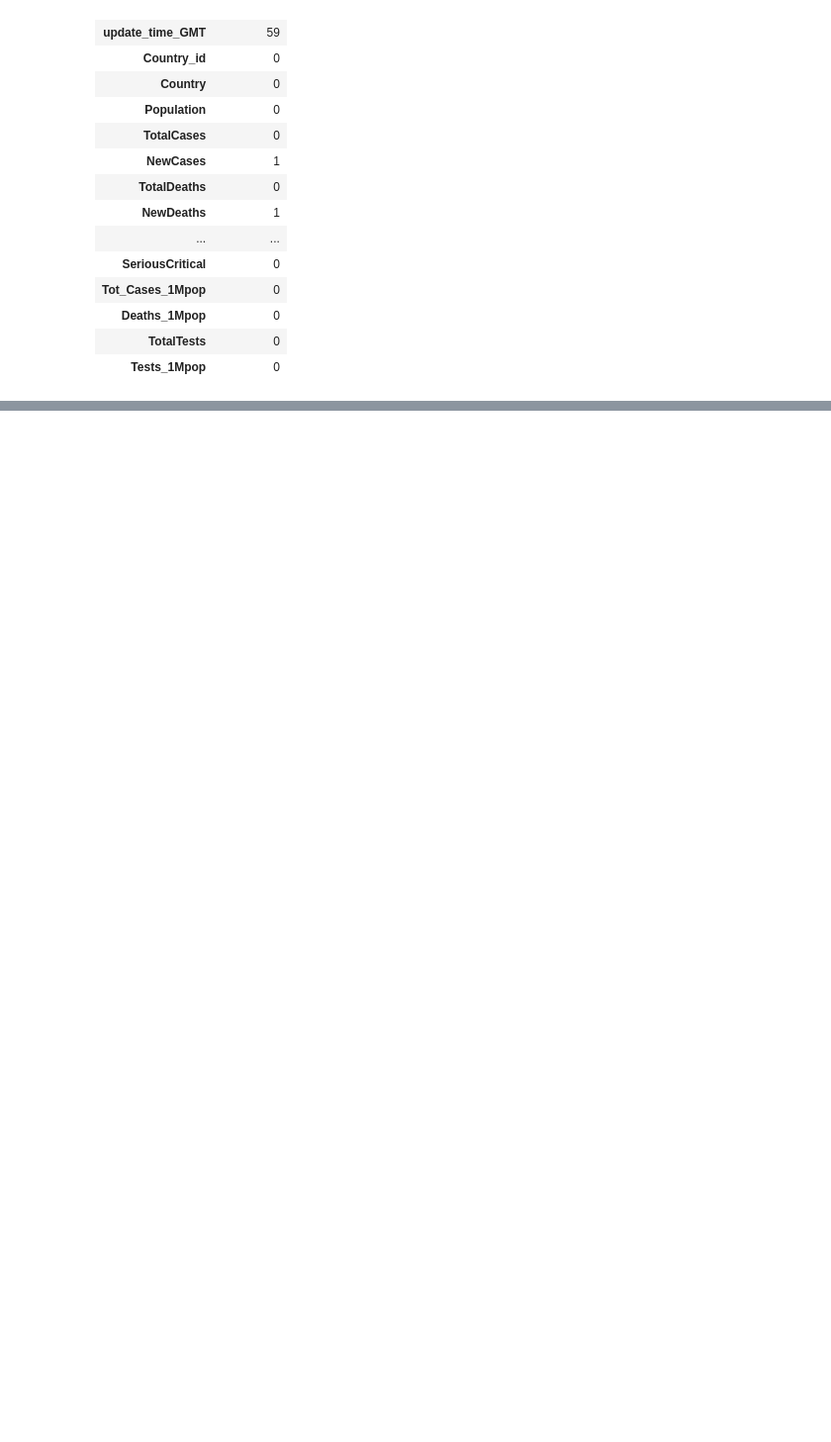
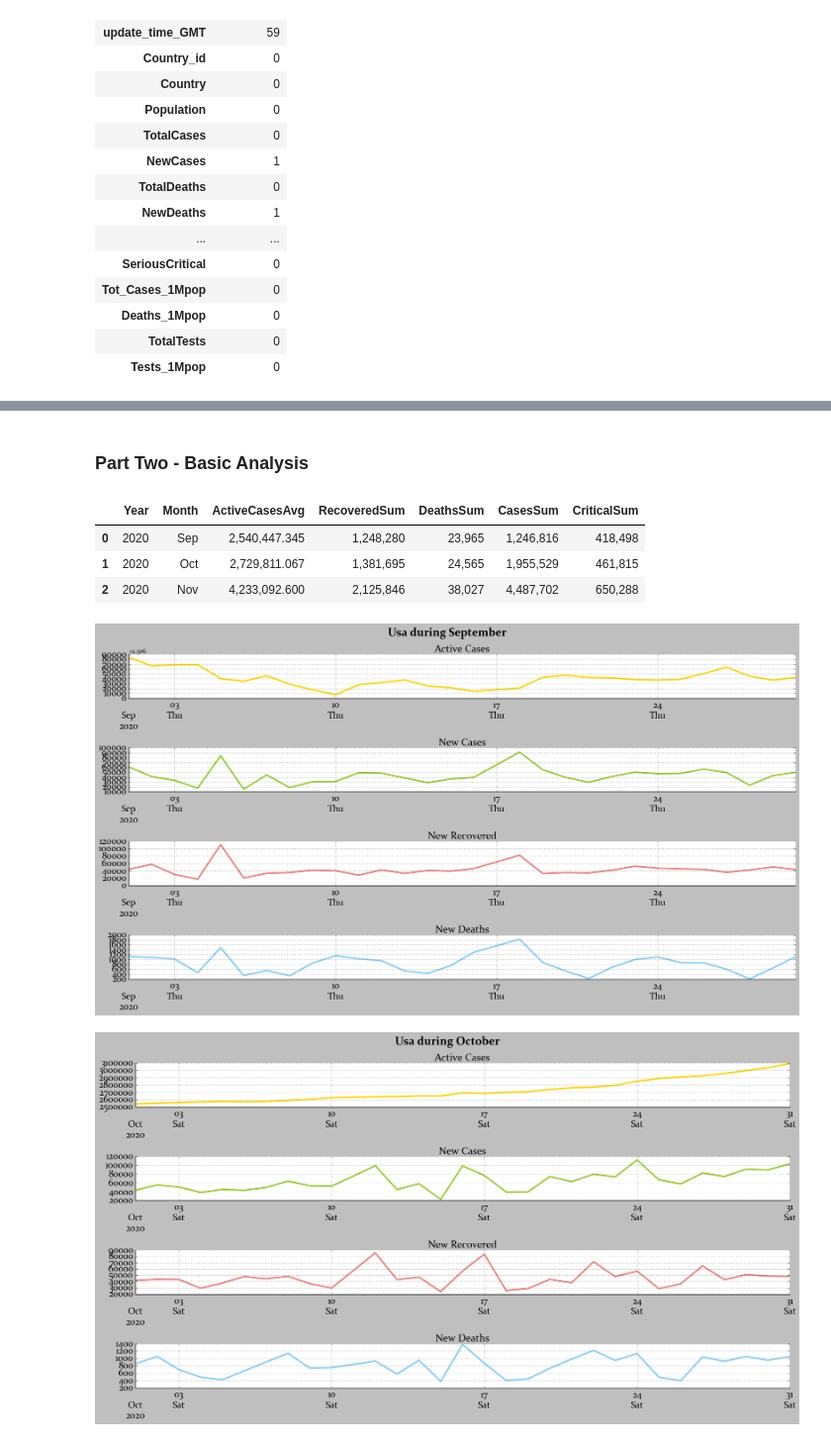
Before and after one commit to BimiLevi/Covid19, a Jupyter notebook: analysis/country_analysis.ipynb, the cells around one changed output, grey strips where cells are left out. Shown at 99% size. Saved outputs shown, nothing was run; the diff lists cells and outputs as text; code cells hidden in the pictures; blank space fills up the shorter version.

```diff
--- a/analysis/country_analysis.ipynb
+++ b/analysis/country_analysis.ipynb
@@ -78,9 +75,3 @@ Number of null values are:
 | Deaths_1Mpop | 0 |
 | TotalTests | 0 |
 | Tests_1Mpop | 0 |
-# %%
-print("Part 2: Basic exploring")
-print("Q1.Find the date of the day with the highest New Cases.")
-date = df[df['NewCases'] == df['NewCases'].max()]['scrap_date'].dt.date
-print('Answer:')
-pd.DataFrame(date)
@@ -195,0 +100,18 @@ fig.show()
+# %% [markdown]
+### Part Two - Basic Analysis
+# %%
+months_info = country.three_months_info()
+months_info
+# %% [output]
+|  | Year | Month | ActiveCasesAvg | RecoveredSum | DeathsSum | CasesSum | CriticalSum |
+| 0 | 2020 | Sep | 2,540,447.345 | 1,248,280 | 23,965 | 1,246,816 | 418,498 |
+| 1 | 2020 | Oct | 2,729,811.067 | 1,381,695 | 24,565 | 1,955,529 | 461,815 |
+| 2 | 2020 | Nov | 4,233,092.600 | 2,125,846 | 38,027 | 4,487,702 | 650,288 |
+# %%
+monthName = datetime(1900, date.today().month, 1).strftime('%B')
+for month in months_info['Month'].tolist():
+    month_num = datetime.strptime(month[:3], "%b").month
+    country.monthly_plot(['ActiveCases','NewCases','NewRecovered','NewDeaths'],month_num,date.today().year,save = True)
+# %% [output]
+[figure, added]
+[figure, added]
```
Also changed, not shown: parts of 18 cells of this notebook, 13 other files.
